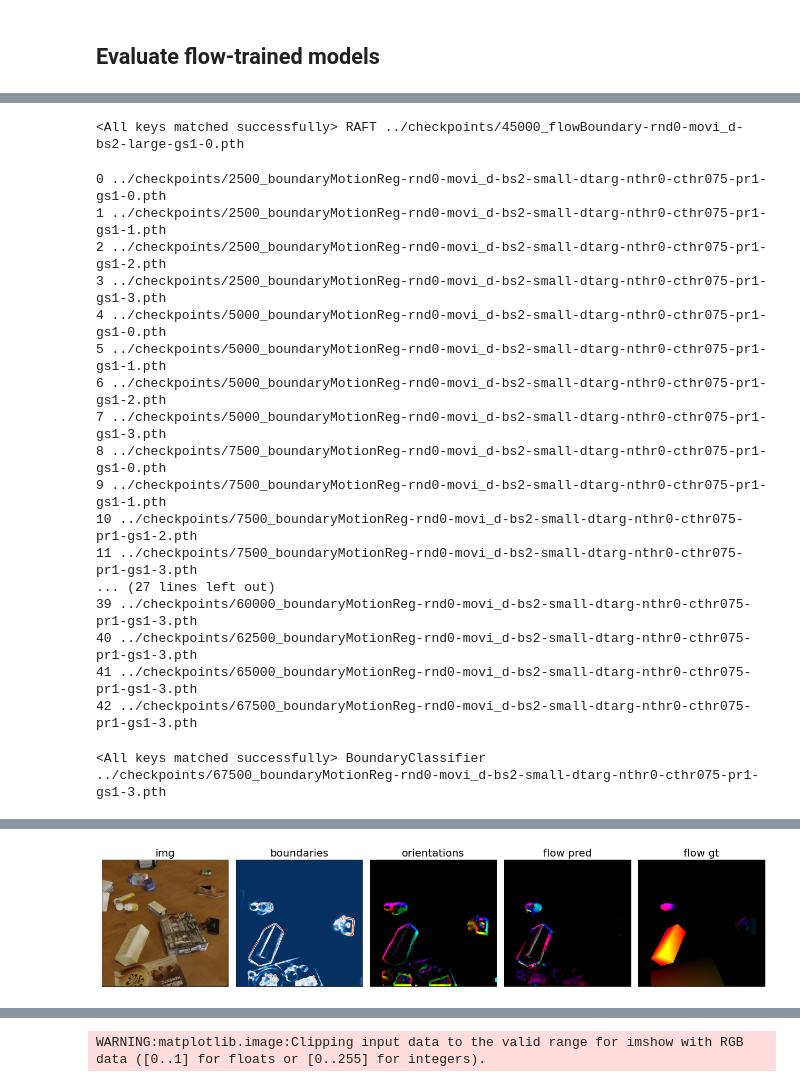
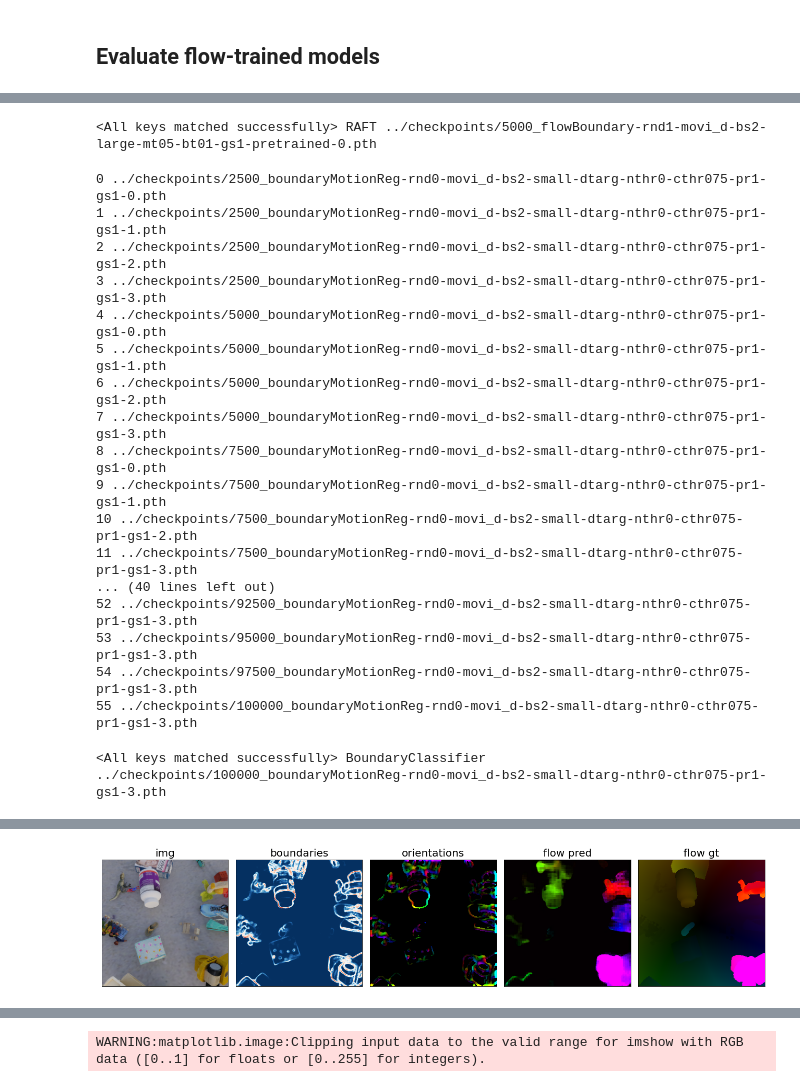
Before and after one commit to neuroailab/RAFT, a Jupyter notebook: notebooks/FlowTargets_db042722.ipynb, the cells around one changed output, grey strips where cells are left out. Cells and saved outputs as stored; diff of their text form; code cells hidden in the pictures.

```diff
--- a/notebooks/FlowTargets_db042722.ipynb
+++ b/notebooks/FlowTargets_db042722.ipynb
@@ -234,7 +234,7 @@ print(len(tdw_dataset))
 print(tdw_dataset.is_test)
 
 
-data_dir = '/mnt/fs6/honglinc/dataset/tensorflow_datasets/movi_d/256x256/1.0.0'
+data_dir = '/mnt/fs6/honglinc/dataset/tensorflow_datasets/movi_e/256x256/1.0.0'
 movi_dataset = raft_datasets.MoviFlowDataset(
     root=data_dir,
     split='validation',
@@ -249,8 +249,11 @@ True
 ## Evaluate flow-trained models
 # %%
 import teachers
-flow_paths = !ls ../checkpoints/[0-9]*flowBoundary*movi_d*gs1*
-# flow_paths = !ls ../checkpoints/[0-9]*flowBoundary*tdw*
+# flow_paths = !ls ../checkpoints/[0-9]*flowBoundary*bmt*rnd0*movi_d*gs1*
+flow_paths = !ls ../checkpoints/[0-9]*flowBoundary*rnd1*movi_d*gs1*
+
+# flow_paths = !ls ../checkpoints/[0-9]*flowBoundary*tdw*bs1*
+# flow_paths = !ls ../checkpoints/[0-9]*flowBoundary*rnd1*tdw*
 
 flow_paths = sorted(flow_paths, key=lambda s: int(s.split('/')[-1].split('_')[0]))
 # !ls ../checkpoints/*motion*imtarg*thr0*
@@ -278,18 +270,18 @@ for i,p in enumerate(flow_paths):
 # %%
-f_idx = 17
+f_idx = 2
 flow_net = teachers.load_model(
     load_path=flow_paths[f_idx],
     model_class='flow',
     parse_path=True,
 ).cuda()
 # %% [output]
-<All keys matched successfully> RAFT ../checkpoints/45000_flowBoundary-rnd0-movi_d-bs2-large-gs1-0.pth
+<All keys matched successfully> RAFT ../checkpoints/5000_flowBoundary-rnd1-movi_d-bs2-large-mt05-bt01-gs1-pretrained-0.pth
 # %%
 # boundary_paths = !ls ../checkpoints/[0-9]*boundary*rnd1*dtarg*fullplay*pretrained*
 
 # boundary_paths = !ls ../checkpoints/[0-9]*boundaryStaticReg*rnd0*cthr075*fullplay*rerun*
 # boundary_paths = !ls ../checkpoints/[0-9]*boundaryStaticReg*rnd0*small*nthr0*cthr075*fullplay*
-# boundary_paths = !ls ../checkpoints/[0-9]*boundaryMotionReg*rnd0*small*nthr0*fullplay*
+# boundary_paths = !ls ../checkpoints/100000*boundaryMotionReg*rnd0*small*nthr0*fullplay*
 
 boundary_paths = !ls ../checkpoints/[0-9]*boundaryMotion*rnd0*movi_d*nthr0-*gs1*
 # boundary_paths = !ls ../checkpoints/[0-9]*boundaryStatic*rnd0*movi_d*nthr0-*gs1*
@@ -310,11 +302,11 @@ for i,p in enumerate(boundary_paths):
 9 ../checkpoints/7500_boundaryMotionReg-rnd0-movi_d-bs2-small-dtarg-nthr0-cthr075-pr1-gs1-1.pth
 10 ../checkpoints/7500_boundaryMotionReg-rnd0-movi_d-bs2-small-dtarg-nthr0-cthr075-pr1-gs1-2.pth
 11 ../checkpoints/7500_boundaryMotionReg-rnd0-movi_d-bs2-small-dtarg-nthr0-cthr075-pr1-gs1-3.pth
-... (27 lines left out)
-39 ../checkpoints/60000_boundaryMotionReg-rnd0-movi_d-bs2-small-dtarg-nthr0-cthr075-pr1-gs1-3.pth
-40 ../checkpoints/62500_boundaryMotionReg-rnd0-movi_d-bs2-small-dtarg-nthr0-cthr075-pr1-gs1-3.pth
-41 ../checkpoints/65000_boundaryMotionReg-rnd0-movi_d-bs2-small-dtarg-nthr0-cthr075-pr1-gs1-3.pth
-42 ../checkpoints/67500_boundaryMotionReg-rnd0-movi_d-bs2-small-dtarg-nthr0-cthr075-pr1-gs1-3.pth
+... (40 lines left out)
+52 ../checkpoints/92500_boundaryMotionReg-rnd0-movi_d-bs2-small-dtarg-nthr0-cthr075-pr1-gs1-3.pth
+53 ../checkpoints/95000_boundaryMotionReg-rnd0-movi_d-bs2-small-dtarg-nthr0-cthr075-pr1-gs1-3.pth
+54 ../checkpoints/97500_boundaryMotionReg-rnd0-movi_d-bs2-small-dtarg-nthr0-cthr075-pr1-gs1-3.pth
+55 ../checkpoints/100000_boundaryMotionReg-rnd0-movi_d-bs2-small-dtarg-nthr0-cthr075-pr1-gs1-3.pth
 # %%
 b_idx = -1
 b_net = teachers.load_model(
@@ -323,9 +315,9 @@ b_net = teachers.load_model(
     parse_path=True
 ).cuda()
 # %% [output]
-<All keys matched successfully> BoundaryClassifier ../checkpoints/67500_boundaryMotionReg-rnd0-movi_d-bs2-small-dtarg-nthr0-cthr075-pr1-gs1-3.pth
+<All keys matched successfully> BoundaryClassifier ../checkpoints/100000_boundaryMotionReg-rnd0-movi_d-bs2-small-dtarg-nthr0-cthr075-pr1-gs1-3.pth
 # %%
-ex = 11
+ex = 0
 tdw_dataset.get_gt_flow = True
 tdw_dataset.get_backward_frame = False
 tdw_dataset.is_test = True
@@ -336,7 +328,8 @@ _, flow_pred = flow_net(img1, img2, test_mode=True, iters=12)
 b_preds = teachers.MotionToStaticTeacher.get_boundary_preds(b_net, img1, img2)
 b, c = b_preds[:2]
 # %%
-def plot_boundary_flows(flow_net, boundary_net, dataset, ex, max_speed=3.0,
+def plot_boundary_flows(flow_net, boundary_net, dataset, ex, max_speed=3.0, max_gt_speed=50., mask_pred=True,
+                        flip_gt=True,
                         boundary_thresh=0.1, flow_iters=12, boundary_iters=12):
     img1, img2, flow_gt = [x[None].cuda() for x in dataset[ex][:3]]
     flow_pred, _ = teachers.MotionToStaticTeacher.get_flow_preds(
@@ -344,14 +337,15 @@ def plot_boundary_flows(flow_net, boundary_net, dataset, ex, max_speed=3.0,
     b_preds = teachers.MotionToStaticTeacher.get_boundary_preds(boundary_net, img1, img2, iters=boundary_iters)
     b, c = b_preds[:2]
     b_mask = (b > boundary_thresh).float()
-    flow_gt = torch.stack([-flow_gt[:,1], flow_gt[:,0]], 1)
+    if flip_gt:
+        flow_gt = torch.stack([-flow_gt[:,1], flow_gt[:,0]], 1)
 
     plots = [
         img1 / 255.,
         b*2 - 1,
         data_utils.FlowToRgb(0.25)(c) * b_mask,
-        data_utils.FlowToRgb(max_speed)(flow_pred) * b_mask,
-        data_utils.FlowToRgb(5.)(flow_gt)
+        data_utils.FlowToRgb(max_speed)(flow_pred) * (b_mask if mask_pred else 1),
+        data_utils.FlowToRgb(max_gt_speed)(flow_gt)
     ]
     titles = ['img', 'boundaries', 'orientations', 'flow pred', 'flow gt']
     assert len(plots) == len(titles)
@@ -365,7 +359,19 @@ def plot_boundary_flows(flow_net, boundary_net, dataset, ex, max_speed=3.0,
     plt.tight_layout()
     plt.show()
 
-ex = 21
-tdw_dataset.is_test = True
-plot_boundary_flows(flow_net, b_net, movi_dataset, ex=ex)
+    return {
+        'image': img1,
+        'boundaries': b,
+        'orientations': c,
+        'flow_pred': flow_pred,
+        'flow_gt': flow_gt
+    }
+
+ex = 5100
+tdw_dataset.is_test = False
+dataset = movi_dataset
+preds = plot_boundary_flows(flow_net, b_net, dataset, ex=ex, mask_pred=False,
+                        flip_gt=False, flow_iters=24,
+                        max_speed=0.5,
+                        max_gt_speed=5.0)
 # %% [output]
@@ -375 +382 @@ WARNING:matplotlib.image:Clipping input data to the valid range for imshow with
-[figure, old version]
+[figure, new version]
```
Also changed, not shown: parts of 4 cells of this notebook, 4 other files.
